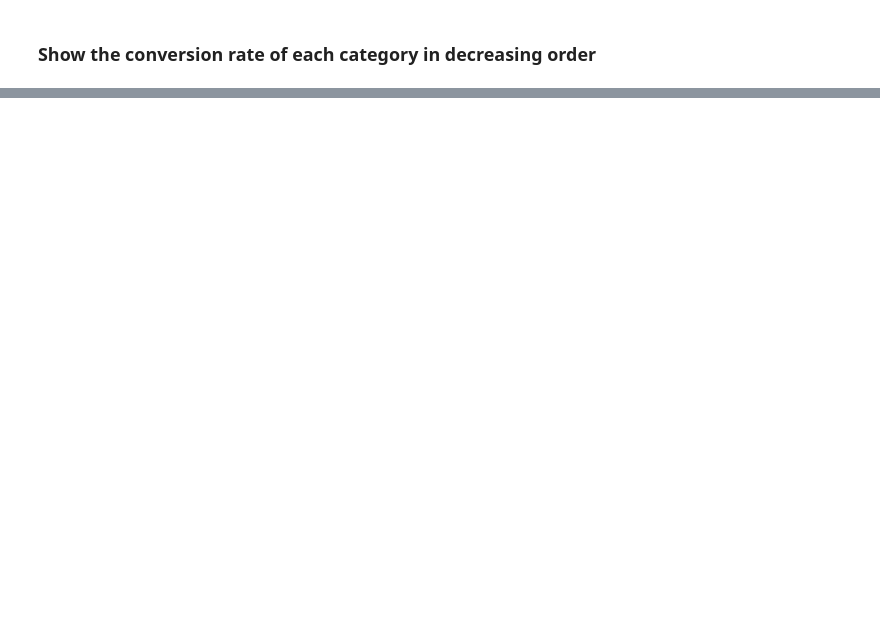
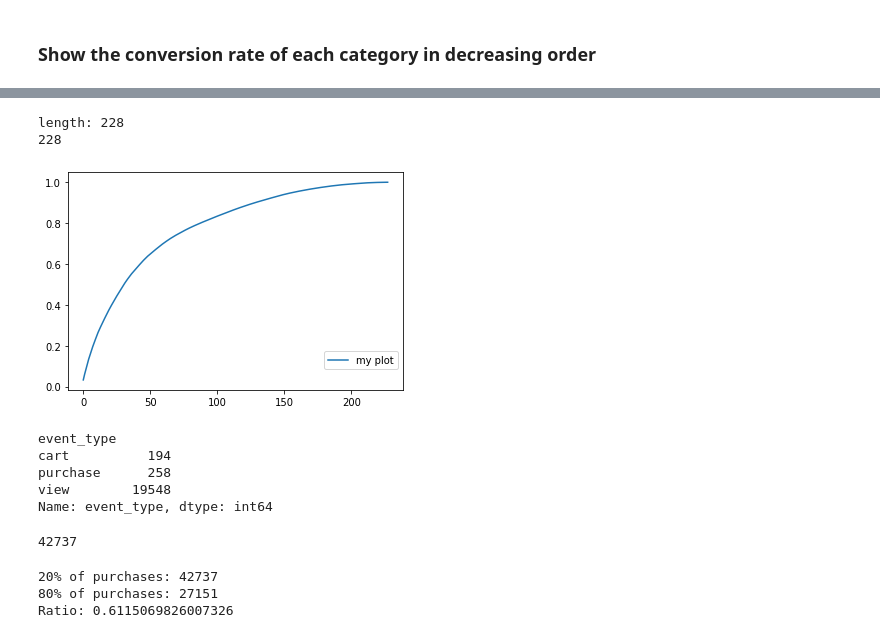
Before and after one commit to SimoneFiorellino/ADM-HW2, a Jupyter notebook: HW2.ipynb, the cells around one changed output, grey strips where cells are left out. Drawn from its saved outputs; the diff is of its cells as text; code cells hidden in the pictures; blank space fills up the shorter version.

```diff
--- a/HW2.ipynb
+++ b/HW2.ipynb
@@ -159,0 +223,40 @@ category_id: 2175419595093967522
+# %%
+#x = only_purchases.groupby([dataset.user_id]).price.count()
+#for i, frame in only_purchases.groupby([dataset.user_id]):
+#    print(f'user_id: {i}')
+#    print(f'{frame.price}')
+#groupby(['Name', 'Fruit'])['Number'].agg('sum')
+x = only_purchases.groupby([dataset.user_id])['price'].agg('sum').sort_values(ascending=False)
+# %%
+my_sum=0
+length = 0
+my_array = []
+# %%
+
+for i in x:
+    my_sum+=int(i)
+    my_array.append(my_sum)
+    length+=1
+# %%
+print(f'length: {length}')
+print(len(my_array))
+# %% [output]
+length: 228
+228
+# %%
+#my_array normalized
+my_array_normalized = [float(i)/max(my_array) for i in my_array]
+# %%
+plt.plot(my_array_normalized, label='my plot')
+plt.legend(bbox_to_anchor=(1, 0.2))
+plt.show()
+# %% [output]
+[figure, added]
+# %%
+dataset.groupby([dataset.event_type]).event_type.count()
+# %% [output]
+event_type
+cart          194
+purchase      258
+view        19548
+Name: event_type, dtype: int64
@@ -159,0 +265,19 @@ category_id: 2175419595093967522
+# %%
+count=0
+sum_twenty=0
+
+for i in my_array:
+    count+=1
+
+    if count==int(length/100*20):
+        sum_twenty+=i
+        break
+print(sum_twenty)
+# %% [output]
+42737
+# %%
+print(f'20% of purchases: {sum_twenty}\n80% of purchases: {max(my_array)-sum_twenty}\nRatio: {sum_twenty/max(my_array)}')
+# %% [output]
+20% of purchases: 42737
+80% of purchases: 27151
+Ratio: 0.6115069826007326
```
Also changed, not shown: parts of 29 cells of this notebook.
